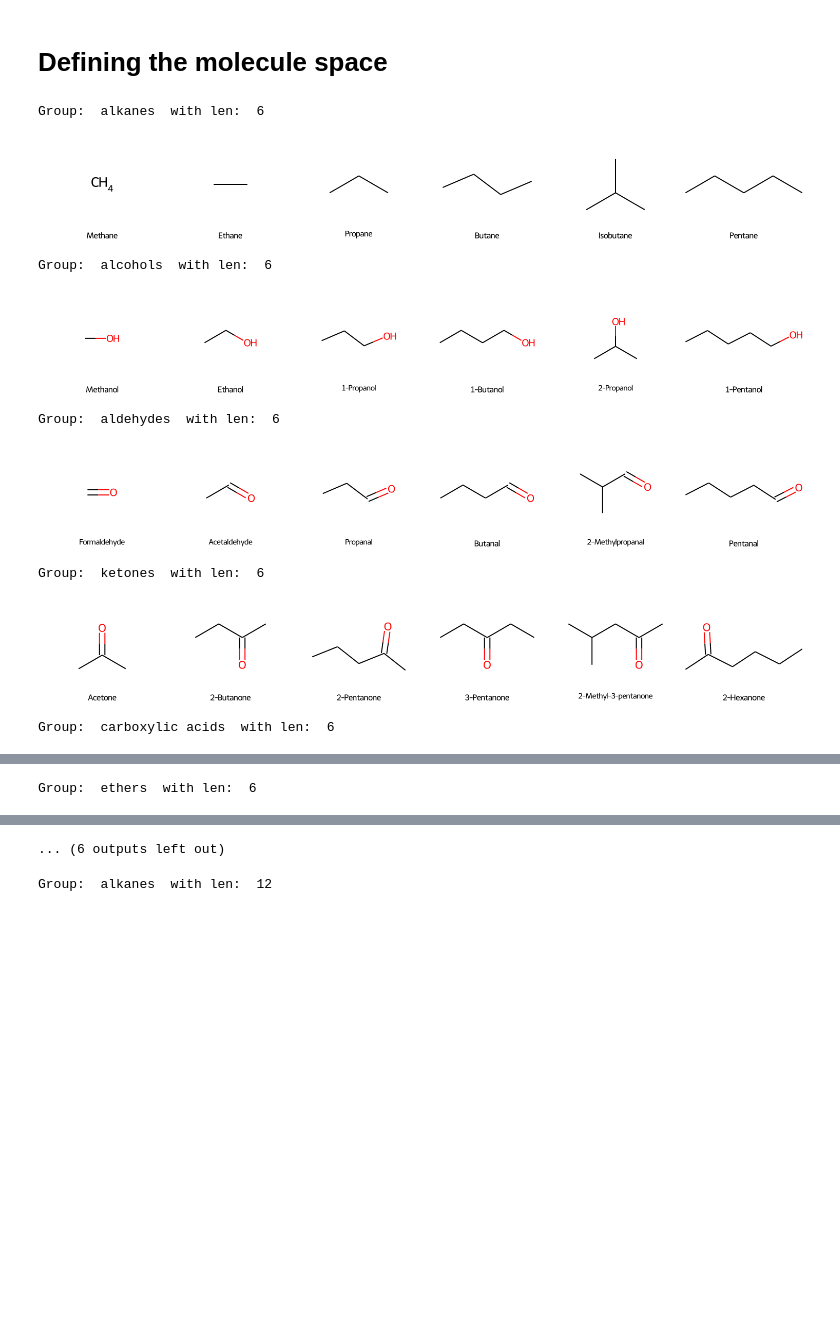
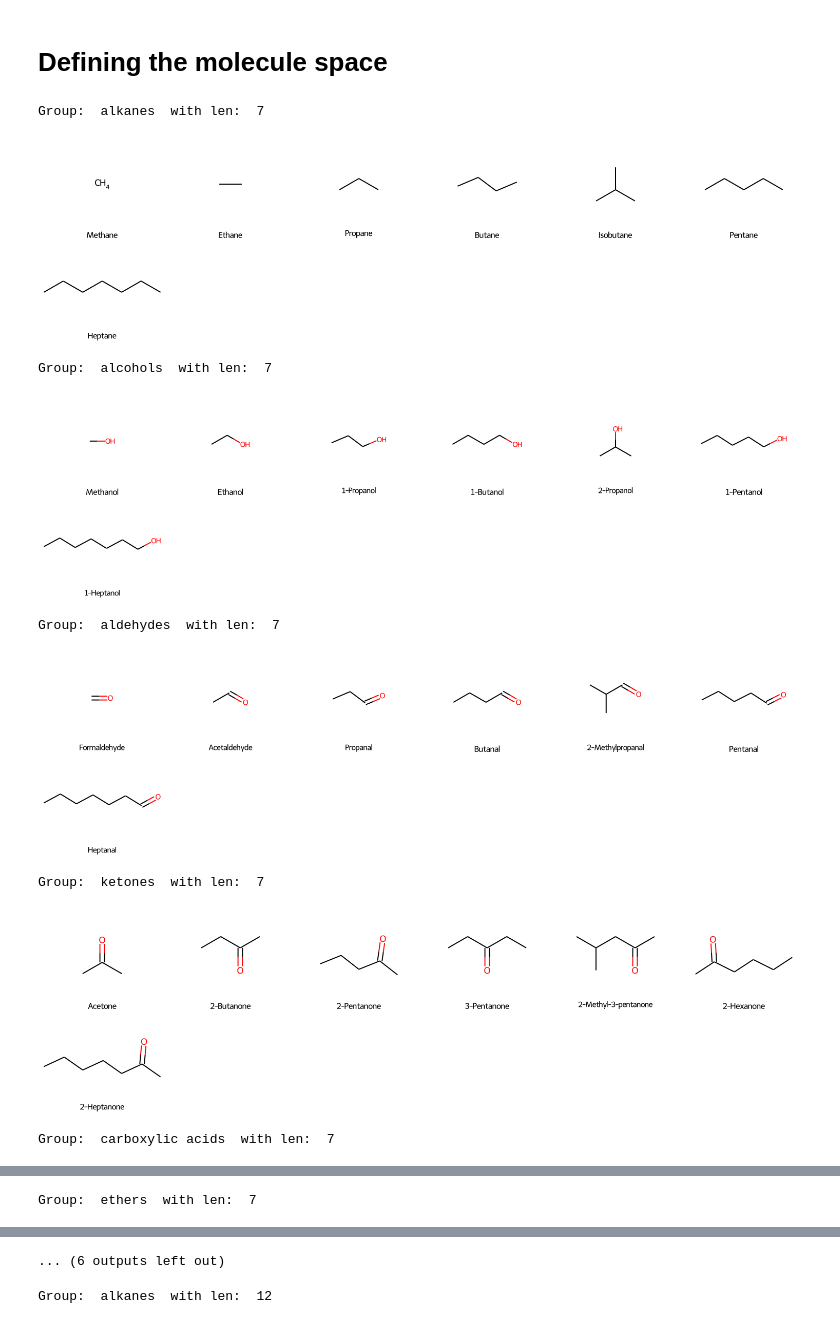
Before and after one commit to ibmm-unibe-ch/SMILES_or_SELFIES, a Jupyter notebook: vector_operations/moleculespacecreation.ipynb, the cells around one changed output, grey strips where cells are left out. Drawn from its saved outputs; the diff is of its cells as text; code cells hidden in the pictures; blank space fills up the shorter version.

Commit message:
Minor changes in figures

```diff
--- a/vector_operations/moleculespacecreation.ipynb
+++ b/vector_operations/moleculespacecreation.ipynb
@@ -378,31 +463,31 @@ smiles_to_name_new_6 = {
 # %%
 # Prepare list of (Mol, name) tuples
 
-for k, v in smiles_to_name_new_6.items():
+for k, v in smiles_to_name_new_7.items():
     mols = []
     names = []
     print("Group: ", k, " with len: ", len(v))
     for smi, name in v.items():
         mol = Chem.MolFromSmiles(smi)
         if mol is not None:
             mols.append(mol)
             names.append(name)
         else:
             print(f"Invalid SMILES: {smi} ({name})")
 
     # Draw molecules in a grid with names as legends
     img = Draw.MolsToGridImage(mols, legends=names, molsPerRow=6, subImgSize=(250, 200))
 
     display(img)
     # Checked all SMILES by hand, checked all naming and structures, all valid and correct
     # order and selection to be checked
 # %% [output]
-Group:  alkanes  with len:  6
+Group:  alkanes  with len:  7
-[figure, old version]
+[figure, new version]
-Group:  alcohols  with len:  6
+Group:  alcohols  with len:  7
-[figure, old version]
+[figure, new version]
-Group:  aldehydes  with len:  6
+Group:  aldehydes  with len:  7
-[figure, old version]
+[figure, new version]
-Group:  ketones  with len:  6
+Group:  ketones  with len:  7
-[figure, old version]
+[figure, new version]
-Group:  carboxylic acids  with len:  6
+Group:  carboxylic acids  with len:  7
@@ -410 +495 @@ Group:  carboxylic acids  with len:  6
-Group:  ethers  with len:  6
+Group:  ethers  with len:  7
```
Also changed, not shown: parts of 3 cells of this notebook, 3 other files.
